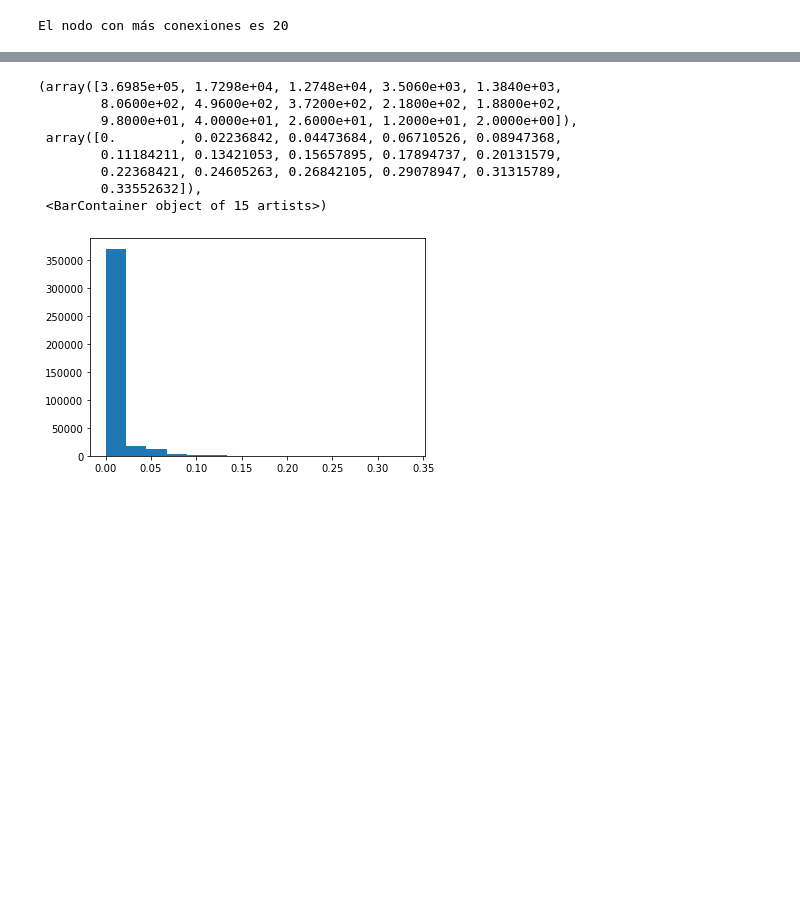
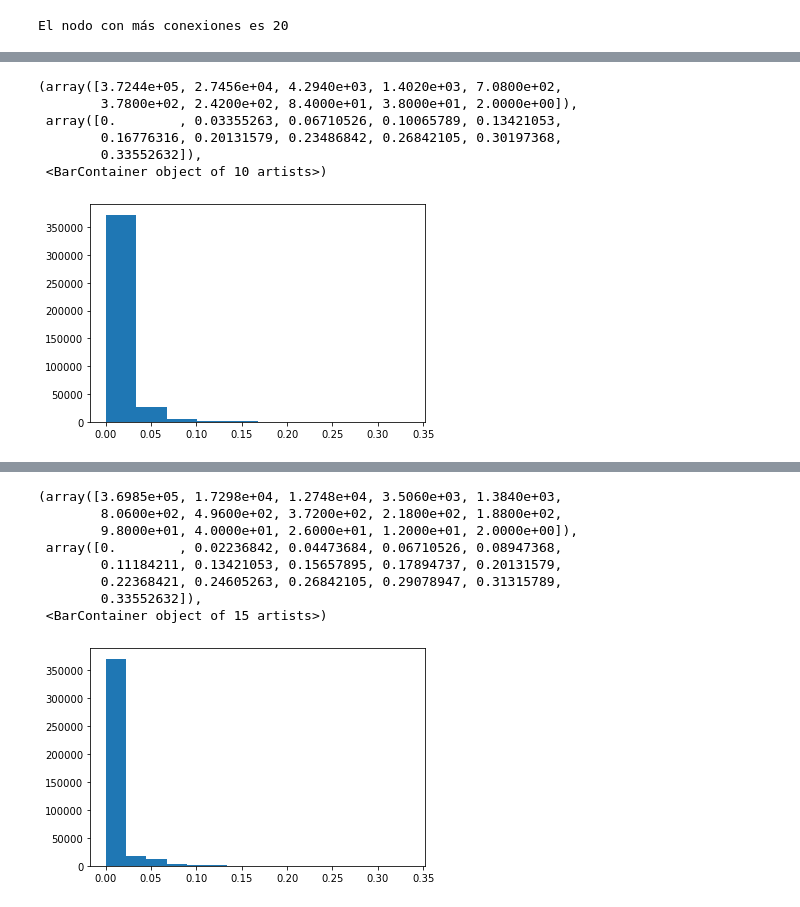
Before and after one commit to Fernando-JAL/Neurociencias-2025-1, a Jupyter notebook: Tareas/Parcial_3ro/Solucion_Parte3.ipynb, the cells around one changed output, grey strips where cells are left out. Saved outputs shown, nothing was run; the diff lists cells and outputs as text; code cells hidden in the pictures; blank space fills up the shorter version.

```diff
--- a/Tareas/Parcial_3ro/Solucion_Parte3.ipynb
+++ b/Tareas/Parcial_3ro/Solucion_Parte3.ipynb
@@ -131,6 +135,16 @@ new_df.describe()
 # %%
 # Ej 7. Del dataframe con el array de coactivation_matrix, calcular los quantiles 0.25, 0.5, 0.75
 values = new_df.values.flatten()
+# %%
+plt.hist(values)
+# %% [output]
+(array([3.7244e+05, 2.7456e+04, 4.2940e+03, 1.4020e+03, 7.0800e+02,
+        3.7800e+02, 2.4200e+02, 8.4000e+01, 3.8000e+01, 2.0000e+00]),
+ array([0.        , 0.03355263, 0.06710526, 0.10065789, 0.13421053,
+        0.16776316, 0.20131579, 0.23486842, 0.26842105, 0.30197368,
+        0.33552632]),
+ <BarContainer object of 10 artists>)
+[figure, added]
 # %%
 q25 = np.quantile(values, 0.25)
 q50 = np.quantile(values, 0.5)
```
Also changed, not shown: parts of 7 cells of this notebook, 1 other file.
